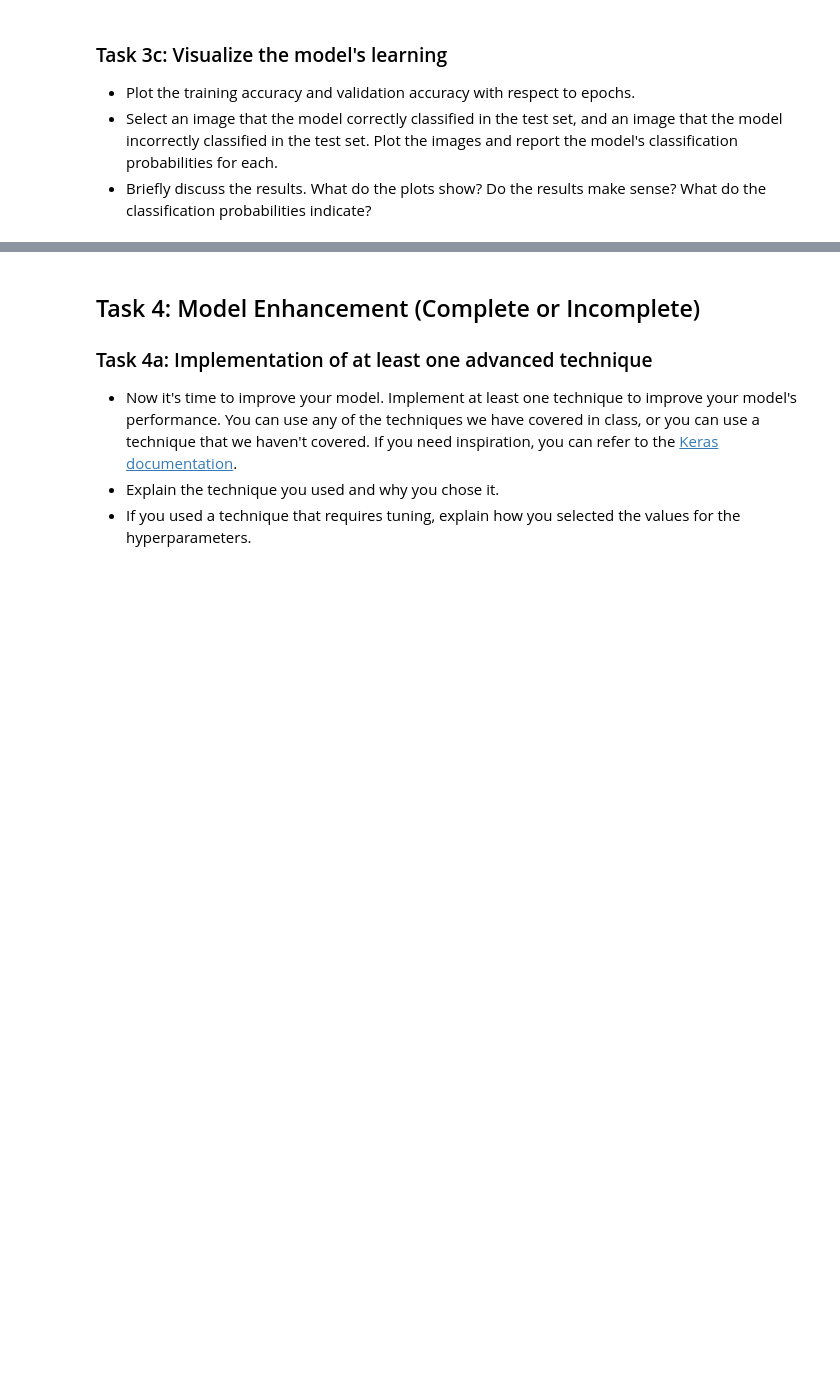
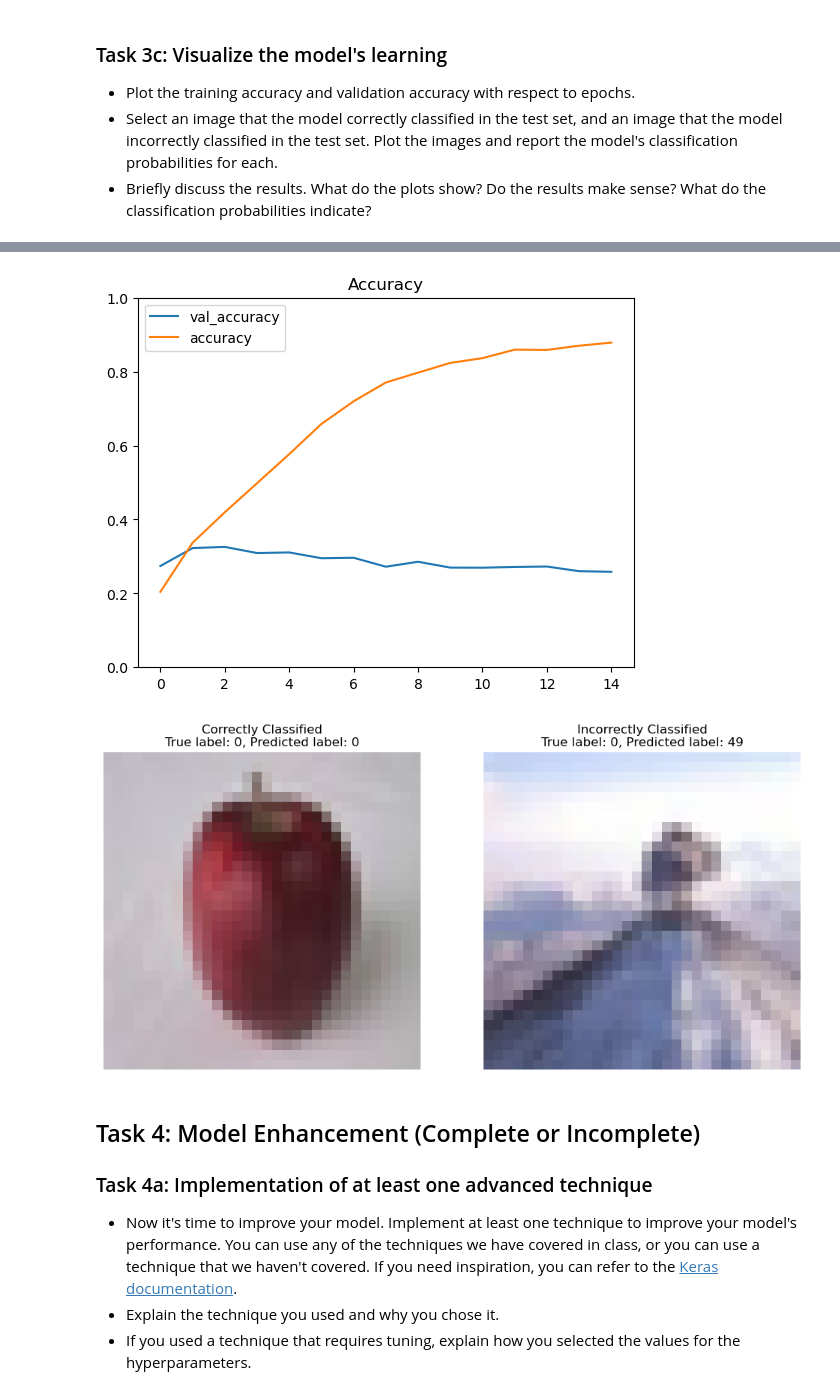
Before and after one commit to UofT-DSI/deep_learning, a Jupyter notebook: 02_activities/assignments/assignment_1.ipynb, the cells around one changed output, grey strips where cells are left out. Saved outputs shown, nothing was run; the diff lists cells and outputs as text; code cells hidden in the pictures; blank space fills up the shorter version.

```diff
--- a/02_activities/assignments/assignment_1.ipynb
+++ b/02_activities/assignments/assignment_1.ipynb
@@ -51,8 +153,14 @@ from keras.layers import Conv2D, MaxPooling2D, Flatten, Dense
 - <b>Optimizer:</b> ______
 # %%
 from keras import optimizers
+from tensorflow.keras.metrics import Precision, Recall
 
 # Your code here
+model.compile(optimizer="adam", loss=['categorical_crossentropy'],
+               metrics=['accuracy',Precision(), Recall()])
+
+# Loss function: since we are working with one hot encoded data, categorical cross entrophy will help assess accuracy of the probability of the sample being part of one of the 100 classes
+# Optimizer:  adam is a widely used algorithm for image classification
 # %% [markdown]
 ## Task 3: Model Training and Evaluation (Complete or Incomplete)
 ### Task 3a: Train the Model
@@ -62,3 +170,11 @@ from keras import optimizers
 - Use the validation set for validation.
 # %%
 # Your code here
+
+history = model.fit(
+    X_train_split, y_train_split,
+    batch_size=32,
+    epochs=15,
+    validation_data=(X_val_split, y_val_split),
+    shuffle=True  # Shuffle the training data
+)
@@ -83,3 +231,39 @@ from keras import optimizers
 - Briefly discuss the results. What do the plots show? Do the results make sense? What do the classification probabilities indicate?
 # %%
 # Your code here
+plt.plot(history.history['val_accuracy'], label='val_accuracy')
+plt.plot(history.history['accuracy'], label='accuracy')
+plt.ylim(0, 1)
+plt.legend(loc='best')
+plt.title('Accuracy');
+
+
+
+# correctly classified image and incorrectly classified image
+predictions = model.predict(X_test)
+predicted_labels = np.argmax(predictions, axis=1)
+true_labels = np.argmax(y_test, axis=1)
+correct_indices = np.where(predicted_labels == true_labels)[0]
+incorrect_indices = np.where(predicted_labels != true_labels)[0]
+
+
+# Select one correct and one incorrect example
+correct_index = correct_indices[0]
+incorrect_index = incorrect_indices[0]
+
+# Plot the correctly classified image
+plt.figure(figsize=(12, 6))
+
+plt.subplot(1, 2, 1)
+plt.imshow(X_test[correct_index])
+plt.title(f"Correctly Classified\nTrue label: {true_labels[correct_index]}, Predicted label: {predicted_labels[correct_index]}")
+plt.axis('off')
+
+# Plot the incorrectly classified image
+plt.subplot(1, 2, 2)
+plt.imshow(X_test[incorrect_index])
+plt.title(f"Incorrectly Classified\nTrue label: {true_labels[incorrect_index]}, Predicted label: {predicted_labels[incorrect_index]}")
+plt.axis('off')
+
+plt.show()
+# %% [output]
@@ -86,3 +271,5 @@ from keras import optimizers
+[figure, added]
+[figure, added]
 # %% [markdown]
 ## Task 4: Model Enhancement (Complete or Incomplete)
 ### Task 4a: Implementation of at least one advanced technique
```
Also changed, not shown: parts of 10 cells of this notebook.
